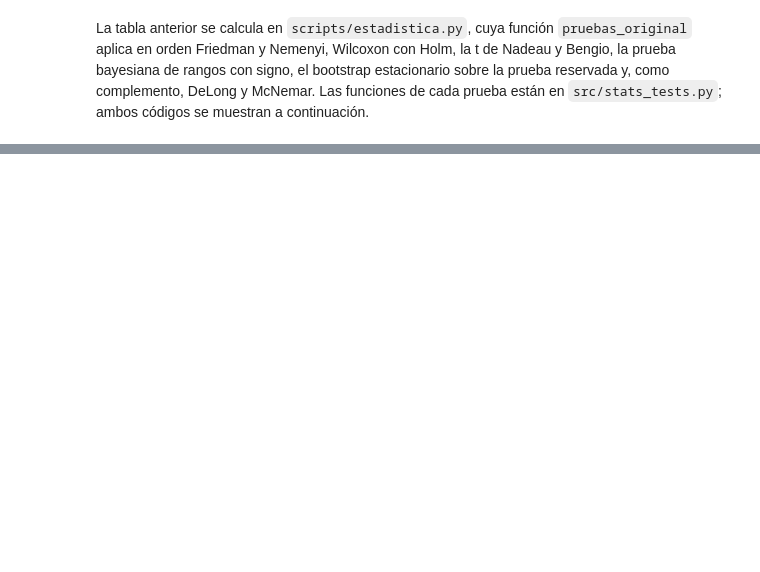
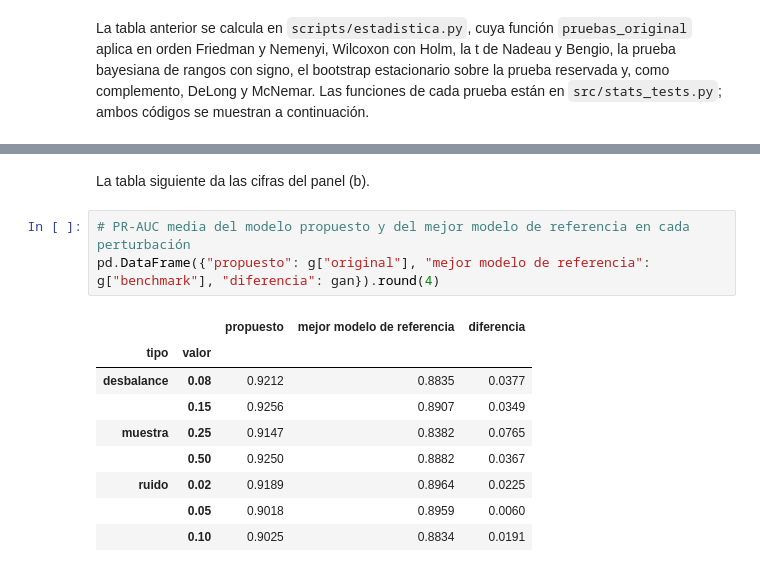
Before and after one commit to SantiagomezaC/proyecto-ml-final, a Jupyter notebook: _sources/06_validacion.ipynb, the cells around one changed output, grey strips where cells are left out. Saved outputs shown, nothing was run; the diff lists cells and outputs as text; blank space fills up the shorter version.

```diff
--- a/_sources/06_validacion.ipynb
+++ b/_sources/06_validacion.ipynb
@@ -500,0 +553,15 @@ Calamar.
+# %% [markdown]
+La tabla siguiente da las cifras del panel (b).
+# %%
+# PR-AUC media del modelo propuesto y del mejor modelo de referencia en cada perturbación
+pd.DataFrame({"propuesto": g["original"], "mejor modelo de referencia": g["benchmark"], "diferencia": gan}).round(4)
+# %% [output]
+|  |  | propuesto | mejor modelo de referencia | diferencia |
+| tipo | valor |  |  |  |
+| desbalance | 0.08 | 0.9212 | 0.8835 | 0.0377 |
+|  | 0.15 | 0.9256 | 0.8907 | 0.0349 |
+| muestra | 0.25 | 0.9147 | 0.8382 | 0.0765 |
+|  | 0.50 | 0.9250 | 0.8882 | 0.0367 |
+| ruido | 0.02 | 0.9189 | 0.8964 | 0.0225 |
+|  | 0.05 | 0.9018 | 0.8959 | 0.0060 |
+|  | 0.10 | 0.9025 | 0.8834 | 0.0191 |
```
Also changed, not shown: parts of 49 cells of this notebook, 43 other files.
